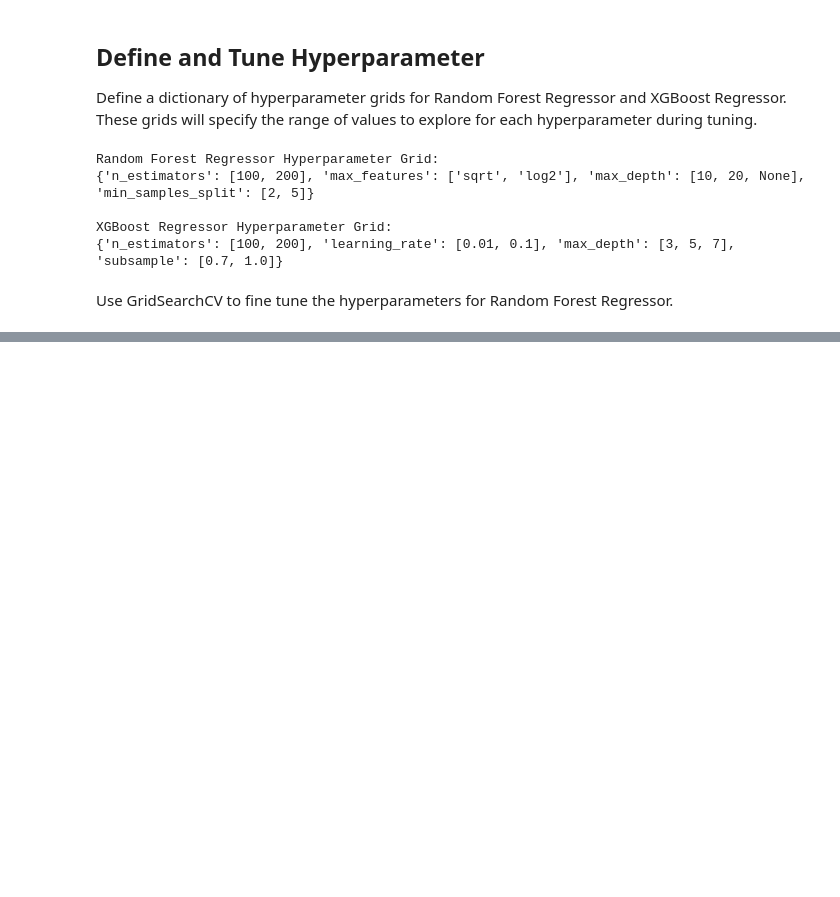
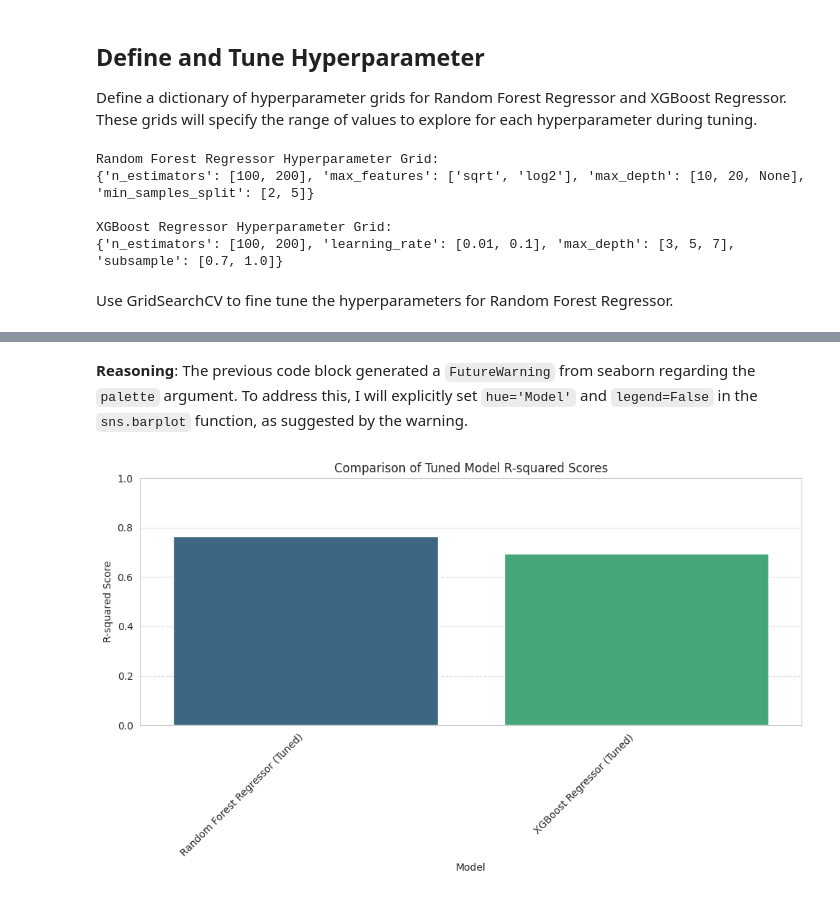
Before and after one commit to ygbgames/predict-car-price, a Jupyter notebook: car_valuation_final.ipynb, the cells around one changed output, grey strips where cells are left out. Cells and saved outputs as stored; diff of their text form; code cells hidden in the pictures; blank space fills up the shorter version.

```diff
--- a/car_valuation_final.ipynb
+++ b/car_valuation_final.ipynb
@@ -835,0 +1020,28 @@ Fitting 3 folds for each of 24 candidates, totalling 72 fits
+# %% [markdown]
+**Reasoning**:
+The previous code block generated a `FutureWarning` from seaborn regarding the `palette` argument. To address this, I will explicitly set `hue='Model'` and `legend=False` in the `sns.barplot` function, as suggested by the warning.
+# %%
+import matplotlib.pyplot as plt
+import seaborn as sns
+import pandas as pd
+
+# Create a DataFrame from the tuned_model_performance dictionary
+r2_scores = {
+    'Model': list(tuned_model_performance.keys()),
+    'R2': [metrics['R2'] for metrics in tuned_model_performance.values()]
+}
+r2_df = pd.DataFrame(r2_scores)
+
+# Plotting the R-squared scores
+plt.figure(figsize=(10, 6))
+sns.barplot(x='Model', y='R2', hue='Model', data=r2_df, palette='viridis', legend=False)
+plt.title('Comparison of Tuned Model R-squared Scores')
+plt.xlabel('Model')
+plt.ylabel('R-squared Score')
+plt.ylim(0, 1) # R-squared typically ranges from 0 to 1
+plt.xticks(rotation=45, ha='right')
+plt.grid(axis='y', linestyle='--', alpha=0.7)
+plt.tight_layout()
+plt.show()
+# %% [output]
+[figure, added]
```
Also changed, not shown: parts of 30 cells of this notebook.
